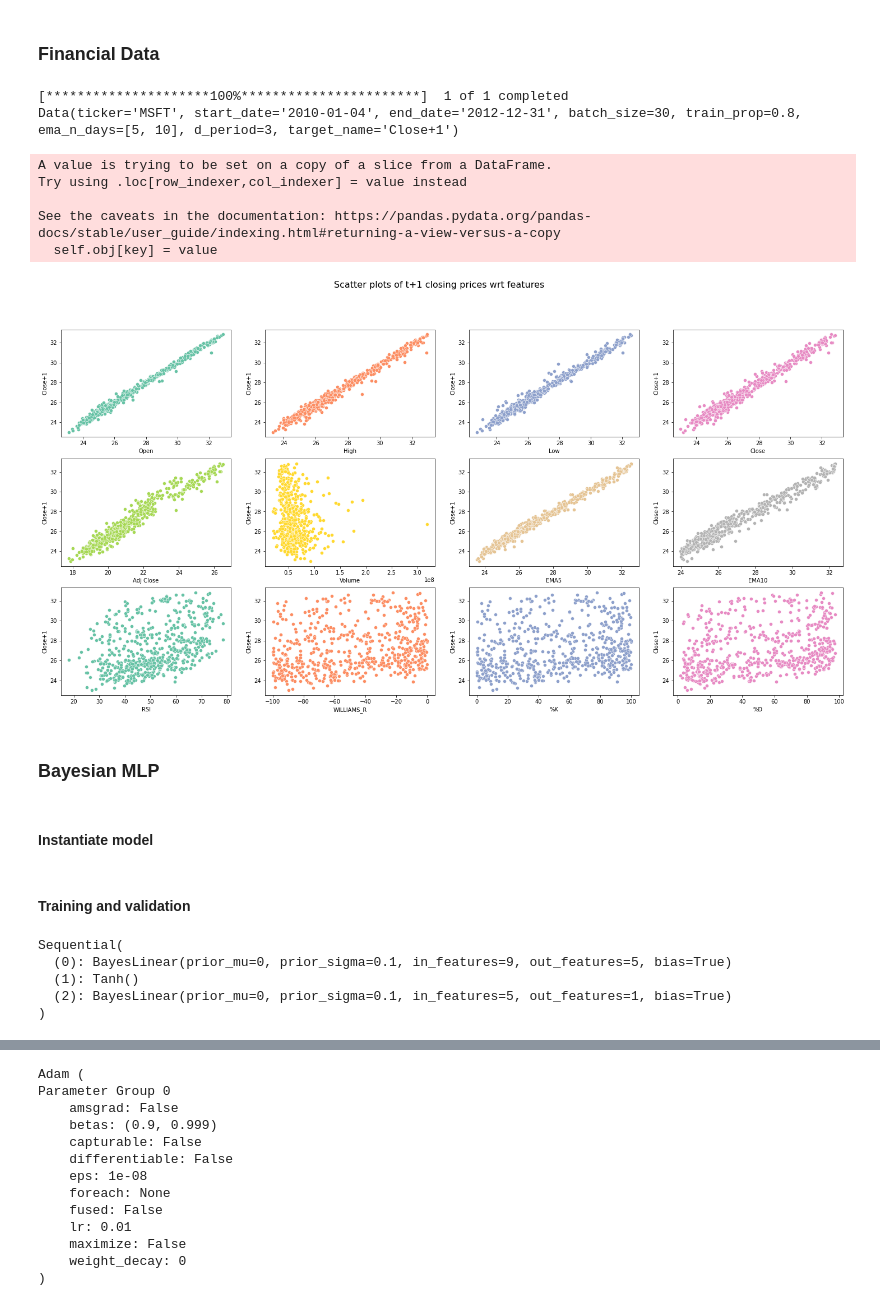
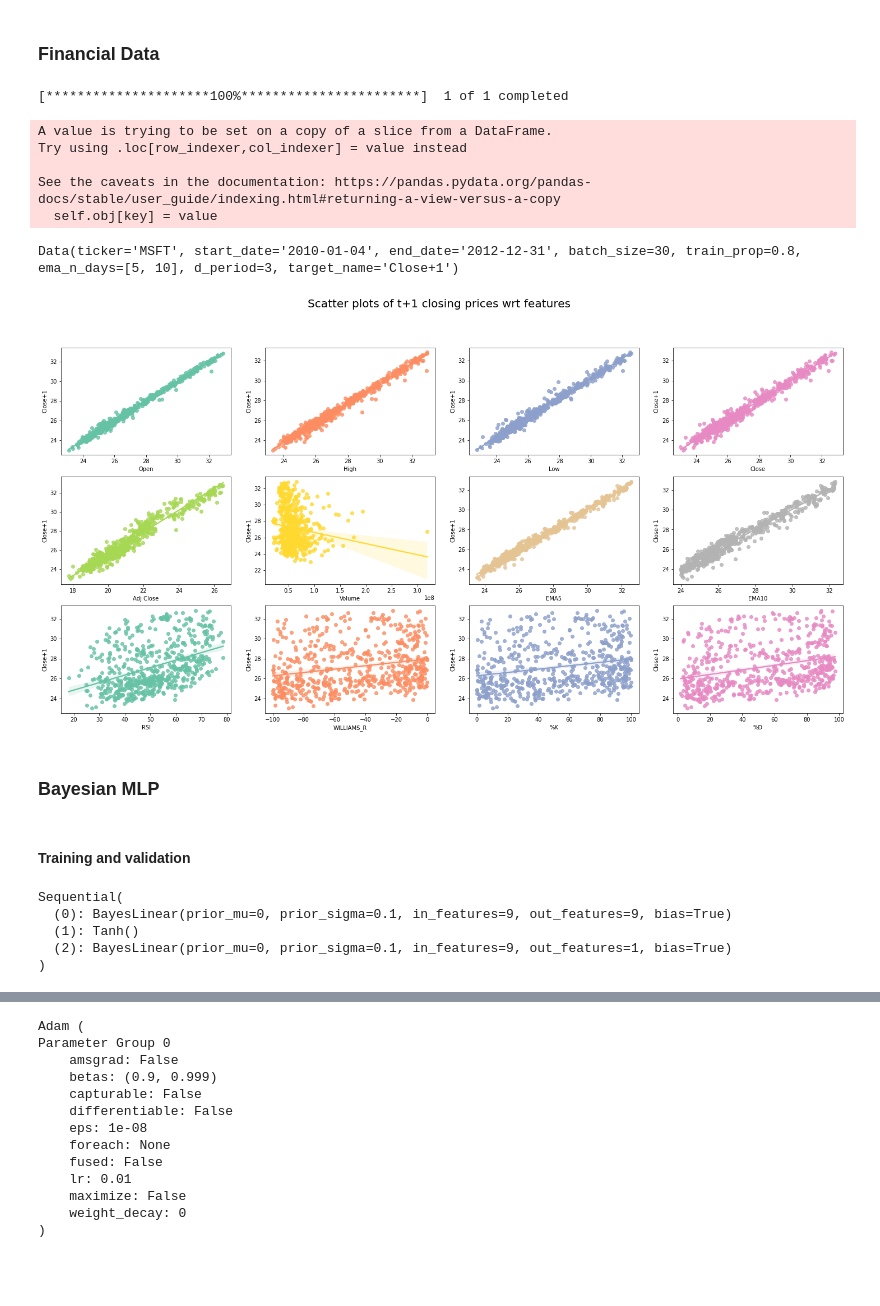
Before and after one commit to PeDiot/bayesian-neural-network-stock-prediction, a Jupyter notebook: notebook.ipynb, the cells around one changed output, grey strips where cells are left out. Saved outputs shown, nothing was run; the diff lists cells and outputs as text; code cells hidden in the pictures; blank space fills up the shorter version.

```diff
--- a/notebook.ipynb
+++ b/notebook.ipynb
@@ -186,32 +40,34 @@ ema_n_days = [5, 10]
 d_period = 3
 
 data = Data(ticker, start_date, end_date, window_size, train_prop, ema_n_days, d_period)
-print(data)
 # %% [output]
 [*********************100%***********************]  1 of 1 completed
-Data(ticker='MSFT', start_date='2010-01-04', end_date='2012-12-31', batch_size=30, train_prop=0.8, ema_n_days=[5, 10], d_period=3, target_name='Close+1')
 A value is trying to be set on a copy of a slice from a DataFrame.
 Try using .loc[row_indexer,col_indexer] = value instead
 
 See the caveats in the documentation: https://pandas.pydata.org/pandas-docs/stable/user_guide/indexing.html#returning-a-view-versus-a-copy
   self.obj[key] = value
+# %%
+print(data)
+# %% [output]
+Data(ticker='MSFT', start_date='2010-01-04', end_date='2012-12-31', batch_size=30, train_prop=0.8, ema_n_days=[5, 10], d_period=3, target_name='Close+1')
 # %%
 id_vars = data._df_train.columns.drop(labels="Close+1").tolist()
 
 ncols = 4
 if len(id_vars) % ncols == 0:
     nrows = len(id_vars) // ncols
 else:
     nrows = len(id_vars) // ncols + 1
 
 colors = sns.color_palette("Set2", n_colors=len(id_vars))
 
 fig, axes = plt.subplots(nrows=nrows, ncols=ncols, figsize=(25, 12))
-fig.suptitle("Scatter plots of t+1 closing prices wrt features", size=16)
+fig.suptitle("Scatter plots of t+1 closing prices wrt features", size=20)
 
 for var, ax, c in zip(id_vars, axes.flatten(), colors):
-    sns.scatterplot(data=data._df_train, x=var, y="Close+1", color=c, ax=ax);
+    sns.regplot(data=data._df_train, x=var, y="Close+1", color=c, ax=ax);
 # %% [output]
-[figure, old version]
+[figure, new version]
 # %% [markdown]
 ### Bayesian MLP
@@ -312,2 +73,0 @@ def train(model, trainloader: List, criterion, optimizer, epoch: int, num_epochs
-# %% [markdown]
-#### Instantiate model
@@ -354,7 +75,7 @@ def reset_all_weights(model) -> None:
 #### Training and validation
 # %%
 input_size = 9
-hidden_size = 5
+hidden_size = 9
 output_size = 1
 
 model = nn.Sequential(
@@ -366,9 +87,9 @@ model = nn.Sequential(
 print(model)
 # %% [output]
 Sequential(
-  (0): BayesLinear(prior_mu=0, prior_sigma=0.1, in_features=9, out_features=5, bias=True)
+  (0): BayesLinear(prior_mu=0, prior_sigma=0.1, in_features=9, out_features=9, bias=True)
   (1): Tanh()
-  (2): BayesLinear(prior_mu=0, prior_sigma=0.1, in_features=5, out_features=1, bias=True)
+  (2): BayesLinear(prior_mu=0, prior_sigma=0.1, in_features=9, out_features=1, bias=True)
 )
 # %%
 summary = generate_bnn_summary(model)
```
Also changed, not shown: parts of 28 cells of this notebook.
